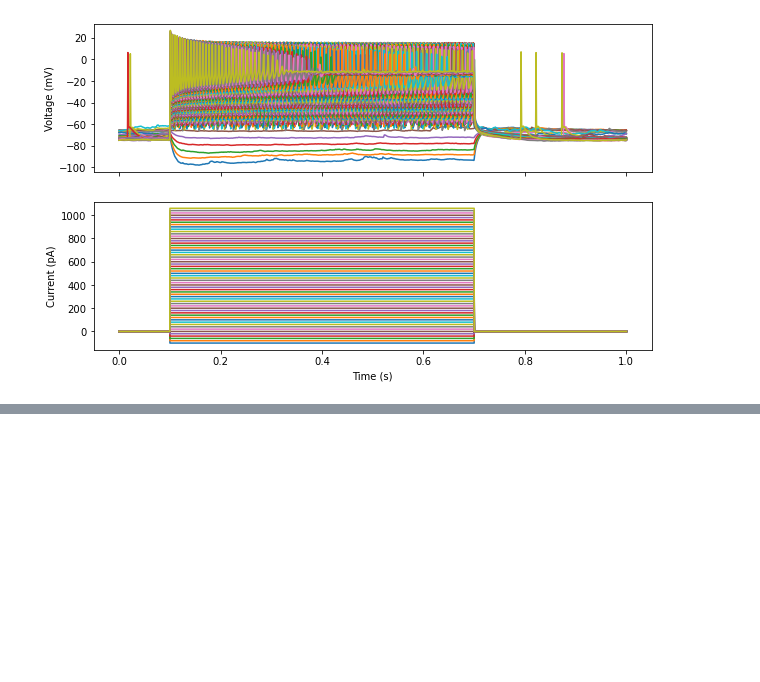
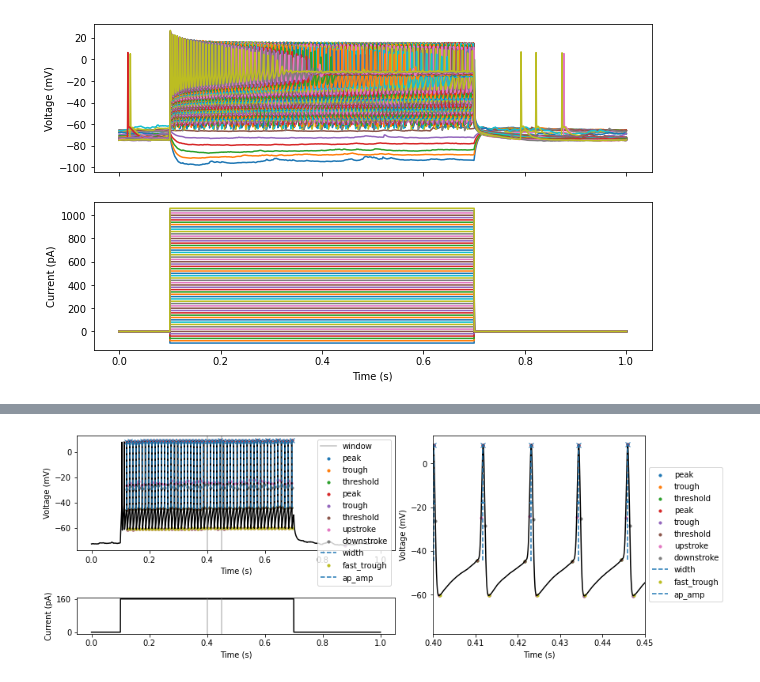
Before and after one commit to berenslab/ephyspy, a Jupyter notebook: example.ipynb, the cells around one changed output, grey strips where cells are left out. Saved outputs shown, nothing was run; the diff lists cells and outputs as text; code cells hidden in the pictures; blank space fills up the shorter version.

```diff
--- a/example.ipynb
+++ b/example.ipynb
@@ -177,0 +85,12 @@ Extracts example ephys feature.
+# %%
+# These objects can already be used to calculate features on the single spike level
+# (e.g. spike amplitude, spike width, etc.) by calling the `process_spikes` spikes
+# method. which is mostly standard AllenSDK functionality.
+example_sweep.process_spikes()
+
+# The resulting spike features are stored in the `_spikes_df` attribute of the sweep
+# and can be quickly plotted using the `plot_spike_features` from `EphysPy.plot`
+plot_spike_features(example_sweep)
+plt.show()
+# %% [output]
+[figure, added]
```
Also changed, not shown: parts of 17 cells of this notebook.
